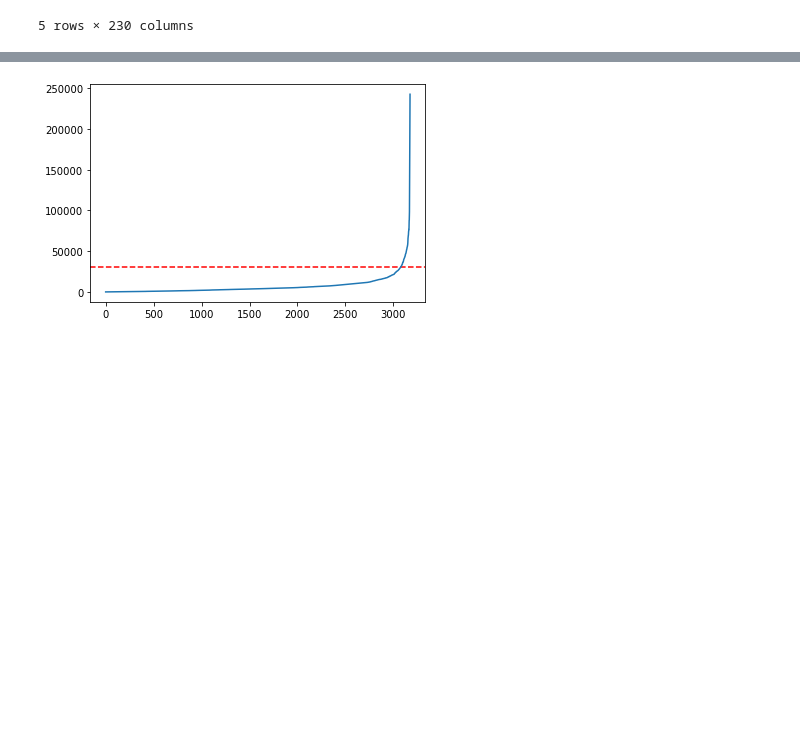
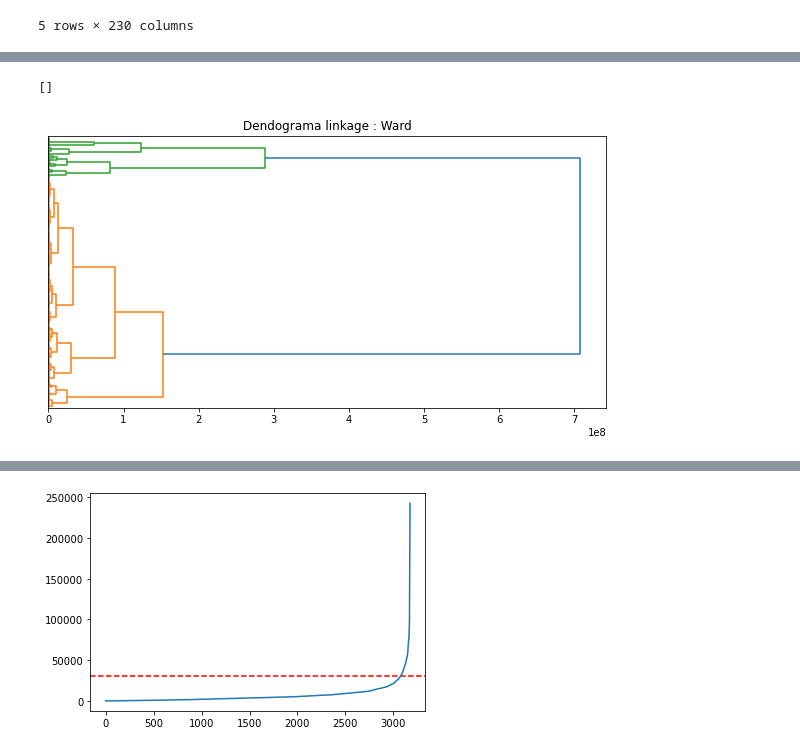
Before and after one commit to Litr0/Proyecto-Mineria, a Jupyter notebook: Hito1.ipynb, the cells around one changed output, grey strips where cells are left out. Drawn from its saved outputs; the diff is of its cells as text; code cells hidden in the pictures; blank space fills up the shorter version.

Commit message:
Avance:Dendograma WARD

```diff
--- a/Hito1.ipynb
+++ b/Hito1.ipynb
@@ -378,0 +415,14 @@ Name: Cluster_kmeans, dtype: int64
+# %%
+names = Numeric_genres_check['Name']
+Y = Numeric_genres_check['Genres']
+X = Numeric_genres_check.drop(columns = ['Genre', 'Name', 'Artists','X','Genres','YearFirstAlbum','Gender','Group.Solo'])
+# %%
+fig, ax = plt.subplots(sharex=True, figsize = (10,5))
+Z = linkage(X, method='ward', metric='euclidean') # distancia maxima entre putnos
+plt.axvline(x= 40, color='r', linestyle='--')
+dn = dendrogram(Z, labels = ['' for k in range(0,len(X))], orientation='right')
+plt.title('Dendograma linkage : Ward')
+plt.plot()
+# %% [output]
+[]
+[figure, added]
```
Also changed, not shown: parts of 13 cells of this notebook.
